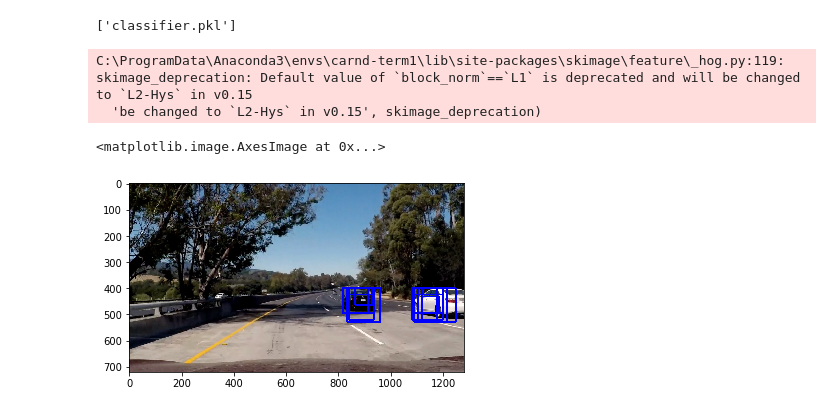
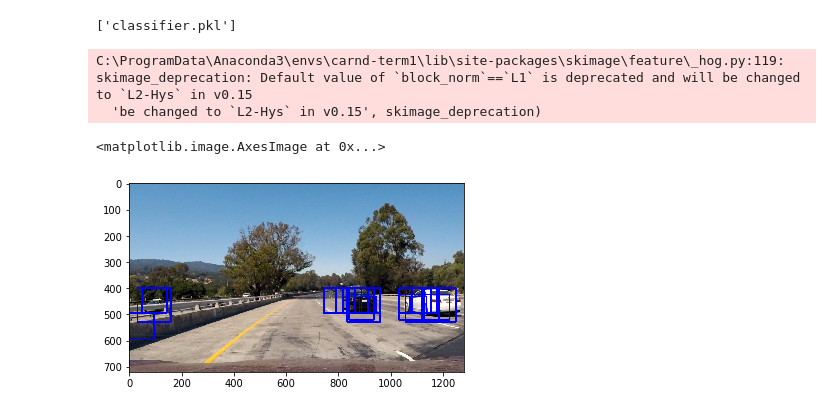
Before and after one commit to gr8manbir/Manbir_den, a Jupyter notebook: Self_Driving_Car/CarND-Vehicle-Detection/VehicleDetecion.ipynb, the cells around one changed output. Cells and saved outputs as stored; diff of their text form; code cells hidden in the pictures.

```diff
--- a/Self_Driving_Car/CarND-Vehicle-Detection/VehicleDetecion.ipynb
+++ b/Self_Driving_Car/CarND-Vehicle-Detection/VehicleDetecion.ipynb
@@ -452,29 +453,29 @@ def draw_boxes(img, bboxes, color=(0, 0, 255), thick=6):
     return imcopy
 # %%
 # Test to generate boxes over scale 1, 1.5, 2.0
-img = mpimg.imread('test_images/test5.jpg')
+img = mpimg.imread('test_images/test1.jpg')
 
 rectangles=[]
 #We could possibly use different regions for different scale sizes. But for now let's keep one lowe half size
 # for all scales. Will optimize based on time available
 y_start=400
 y_end=650
 scale=1.0
 rectangles += find_cars(img, y_start, y_end, color_space, scale, classifier,
                   scaler, orient, pix_per_cell, cell_per_block, spatial_size, hist_bins)
 
 scale=1.5
 rectangles += find_cars(img, y_start, y_end, color_space, scale, classifier,
                   scaler, orient, pix_per_cell, cell_per_block, spatial_size, hist_bins)
 
 scale=2.0
 rectangles += find_cars(img, y_start, y_end, color_space, scale, classifier,
                   scaler, orient, pix_per_cell, cell_per_block, spatial_size, hist_bins)
 
 test_img = draw_boxes(img, rectangles, color=(0,0,255), thick=6)
 plt.imshow(test_img)
 # %% [output]
 C:\ProgramData\Anaconda3\envs\carnd-term1\lib\site-packages\skimage\feature\_hog.py:119: skimage_deprecation: Default value of `block_norm`==`L1` is deprecated and will be changed to `L2-Hys` in v0.15
   'be changed to `L2-Hys` in v0.15', skimage_deprecation)
 <matplotlib.image.AxesImage at 0x...>
-[figure, old version]
+[figure, new version]
```
Also changed, not shown: parts of 6 cells of this notebook.
